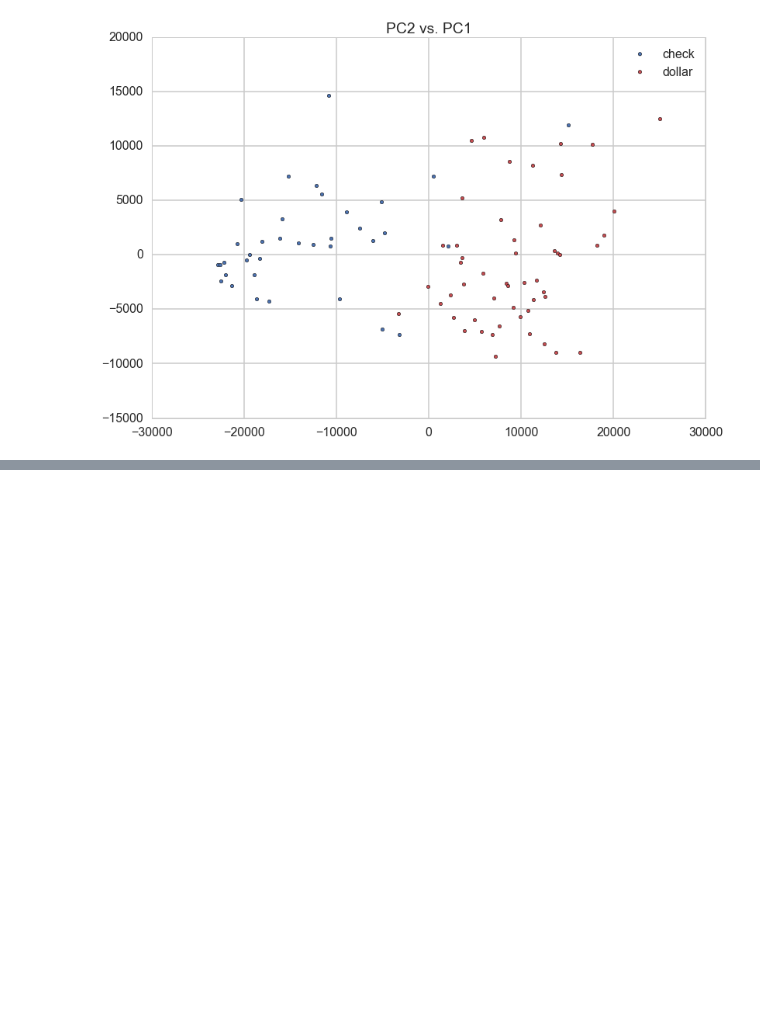
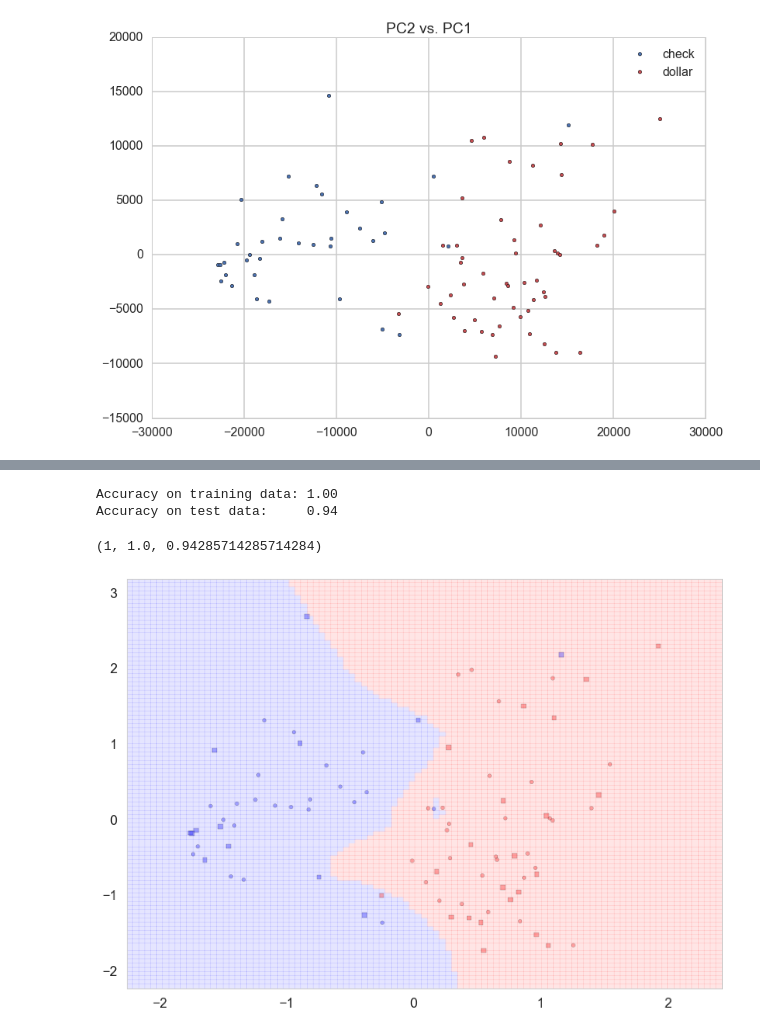
Before and after one commit to suyashSax/CS-109, a Jupyter notebook: Week 6/Lab 5 - Classification.ipynb, the cells around one changed output, grey strips where cells are left out. Cells and saved outputs as stored; diff of their text form; code cells hidden in the pictures; blank space fills up the shorter version.

```diff
--- a/Week 6/Lab 5 - Classification.ipynb
+++ b/Week 6/Lab 5 - Classification.ipynb
@@ -402,0 +423,35 @@ plt.legend()
+# %%
+from sklearn.neighbors import KNeighborsClassifier
+from sklearn.model_selection import train_test_split
+
+# Labels
+ys=df['y'].astype(int).values
+
+# Features
+subdf=df[['pc1','pc2']]
+
+# Standardize features -> PCA results may have drastically different ranges
+subdfstd=(subdf - subdf.mean())/subdf.std()
+Xs=subdfstd.values
+
+# Best practice to standardize even before the fit transform
+# %%
+# kNN Classifier
+def classify(X,y, nbrs, plotit=True, train_size=0.6):
+    Xtrain, Xtest, ytrain, ytest = train_test_split(X, y, train_size=train_size)
+    clf = KNeighborsClassifier(nbrs)
+    clf = clf.fit(Xtrain, ytrain)
+
+    # In sklearn accuracy can be found by using "score". It predicts and then gets the accuracy
+    training_accuracy = clf.score(Xtrain, ytrain)
+    test_accuracy = clf.score(Xtest, ytest)
+    Xall=np.concatenate((Xtrain, Xtest))
+
+    if plotit:
+        print "Accuracy on training data: %0.2f" % (training_accuracy)
+        print "Accuracy on test data:     %0.2f" % (test_accuracy)
+        plt.figure()
+        ax=plt.gca()
+        points_plot(ax, Xtrain, Xtest, ytrain, ytest, clf, alpha=0.3, psize=20)
+
+    return nbrs, training_accuracy, test_accuracy
@@ -402,0 +462,7 @@ plt.legend()
+# %%
+classify(Xs,ys,1)
+# %% [output]
+Accuracy on training data: 1.00
+Accuracy on test data:     0.94
+(1, 1.0, 0.94285714285714284)
+[figure, added]
```
Also changed, not shown: parts of 26 cells of this notebook.
